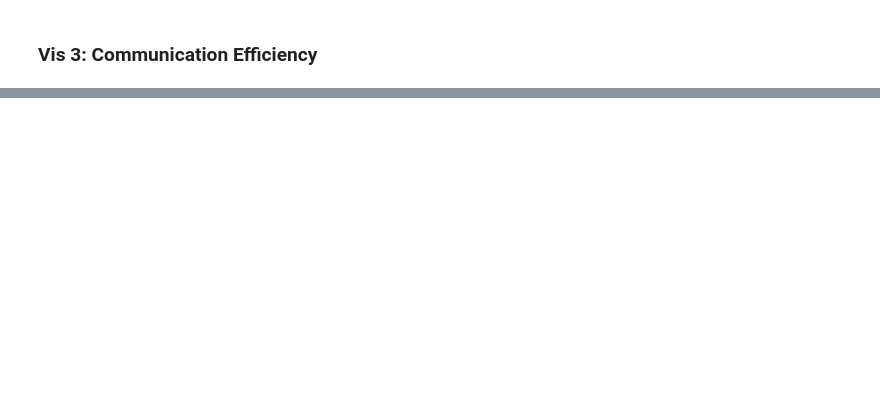
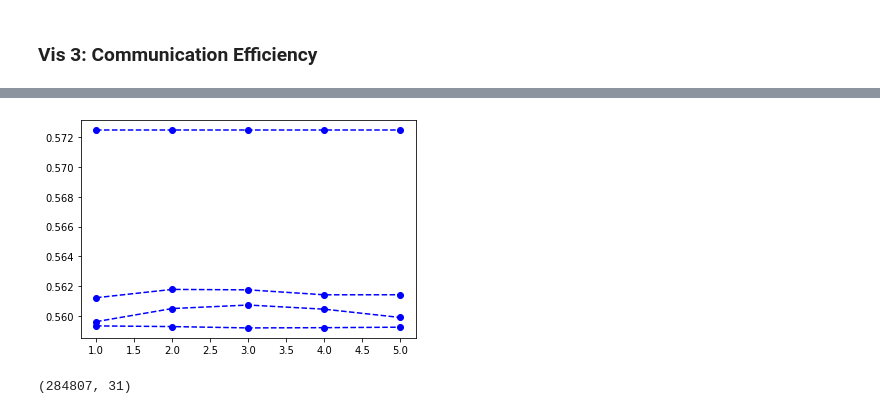
Before and after one commit to GregChen3072/MasterArbeit, a Jupyter notebook: src/visualization.ipynb, the cells around one changed output, grey strips where cells are left out. Saved outputs shown, nothing was run; the diff lists cells and outputs as text; code cells hidden in the pictures; blank space fills up the shorter version.

```diff
--- a/src/visualization.ipynb
+++ b/src/visualization.ipynb
@@ -92,0 +144,22 @@ df.groupby(['r', 'n', 'e']).agg(["mean", "var"])
+# %%
+#df[(df["n_"] == 10) & (df["e_"] == 2)]["v"]
+
+# Create a Figure and an Axes with plt.subplots
+fig, ax = plt.subplots()
+
+# Plot Seattle data, setting data appearance
+ax.plot(df[(df["n_"] == 10) & (df["e_"] == 1)]["r_"], df[(df["n_"] == 10) & (df["e_"] == 1)]["AUC Score_mean"], color='b', marker='o', linestyle='--')
+ax.plot(df[(df["n_"] == 10) & (df["e_"] == 2)]["r_"], df[(df["n_"] == 10) & (df["e_"] == 2)]["AUC Score_mean"], color='b', marker='o', linestyle='--')
+ax.plot(df[(df["n_"] == 10) & (df["e_"] == 5)]["r_"], df[(df["n_"] == 10) & (df["e_"] == 5)]["AUC Score_mean"], color='b', marker='o', linestyle='--')
+ax.plot(df[(df["n_"] == 10) & (df["e_"] == 10)]["r_"], df[(df["n_"] == 10) & (df["e_"] == 10)]["AUC Score_mean"], color='b', marker='o', linestyle='--')
+
+# Call show to display the resulting plot
+plt.show()
+# %% [output]
+[figure, added]
+# %%
+path = "/Users/greg/Downloads/AR_Master_Thesis/data/creditcard.csv"
+data = pd.read_csv(path)
+data.shape
+# %% [output]
+(284807, 31)
```
Also changed, not shown: parts of 11 cells of this notebook, 1 other file.
